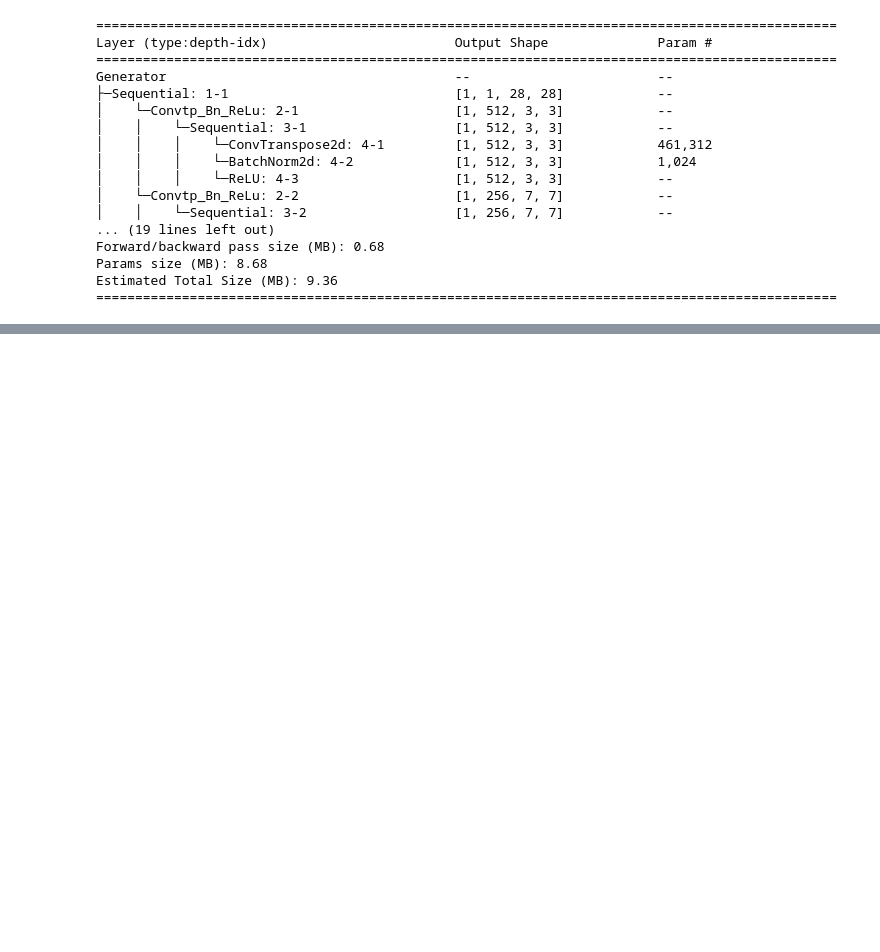
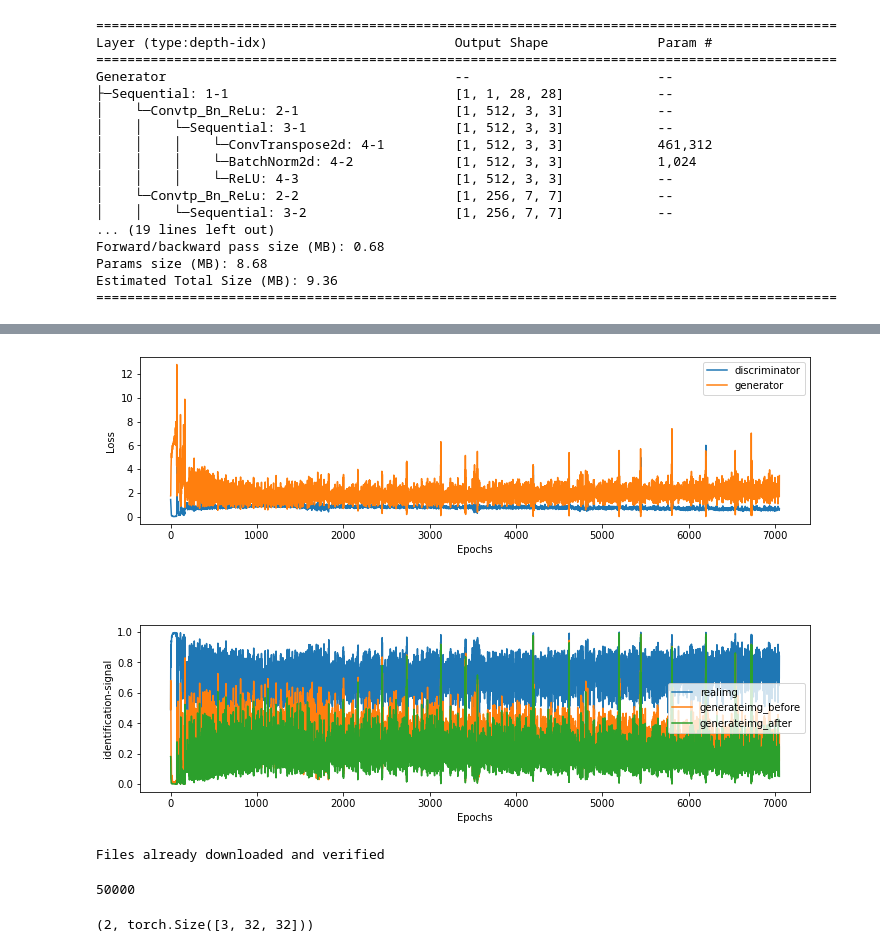
Before and after one commit to k-kw/ipynb, a Jupyter notebook: gan.ipynb, the cells around one changed output, grey strips where cells are left out. Cells and saved outputs as stored; diff of their text form; code cells hidden in the pictures; blank space fills up the shorter version.

```diff
--- a/gan.ipynb
+++ b/gan.ipynb
@@ -128,0 +212,38 @@ Estimated Total Size (MB): 7.53
+# %%
+fmset = dset.FashionMNIST(root='./fashionmnist_root', download=True, train=True,
+                      transform=transforms.Compose([
+                          transforms.ToTensor(),
+                          transforms.Normalize((0.5,), (0.5,)) ]))
+# %%
+batch_size = 256
+workers = 2
+
+#num_workersは、ミニバッチを返す時の並列実行数、高速化のため
+#最大でCPUの論理コア数
+dl = DataLoader(fmset, batch_size = batch_size, shuffle=True, num_workers=int(workers))
+
+
+criterion = nn.BCELoss()
+nz = 100
+device = torch.device('cuda:0' if torch.cuda.is_available() else 'cpu')
+
+fixed_noise = torch.randn(batch_size, nz, 1, 1, device=device)
+
+
+# オプティマイザ−のセットアップ
+lr = 0.0002
+beta1 = 0.5
+optimizerD = optim.Adam(disc.parameters(), lr=lr, betas=(beta1, 0.999), weight_decay=1e-5)  # 識別器D用
+optimizerG = optim.Adam(gene.parameters(), lr=lr, betas=(beta1, 0.999), weight_decay=1e-5)  # 生成器G用
+# %%
+epochs = 30
+criterion = nn.BCELoss()    # バイナリークロスエントロピー（Sigmoid関数無し）
+outf = '../GAN/DCGAN/fashion'
+dispinterval = 64
+testgen_interval = 5
+
+
+D_losses, G_losses, D_x_out, D_G_z1_out, D_G_z2_out = ganf.train_gan(epochs, dl, device, nz, disc, gene, criterion, \
+                                                     optimizerG, optimizerD,
+                                                     dispinterval,
+                                                     testgen_interval, fixed_noise, outf)
@@ -128,0 +268,19 @@ Estimated Total Size (MB): 7.53
+# %%
+ganf.display_GAN_curv(12, 8, 10, 10, D_losses, G_losses, D_x_out, D_G_z1_out, D_G_z2_out)
+# %% [output]
+[figure, added]
+# %%
+cifarset = dset.CIFAR10(root='./cifar10_root', download=True, train=True,
+                      transform=transforms.Compose([
+                          transforms.ToTensor(),
+                          transforms.Normalize((0.5, 0.5, 0.5), (0.5, 0.5, 0.5)) ]))
+# %% [output]
+Files already downloaded and verified
+# %%
+len(cifarset)
+# %% [output]
+50000
+# %%
+len(cifarset[0]), cifarset[0][0].shape
+# %% [output]
+(2, torch.Size([3, 32, 32]))
```
Also changed, not shown: parts of 40 cells of this notebook.
